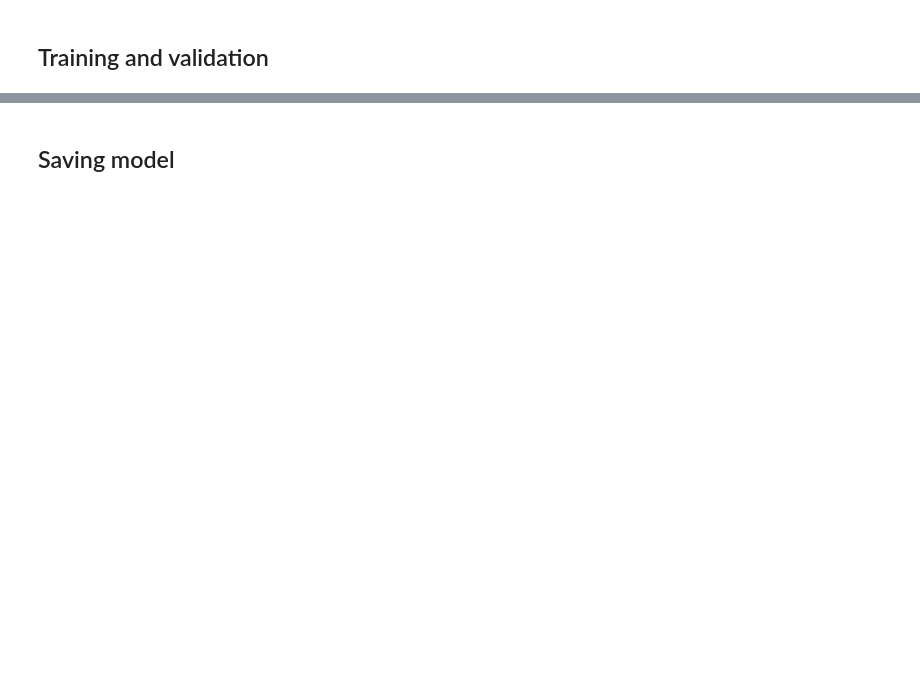
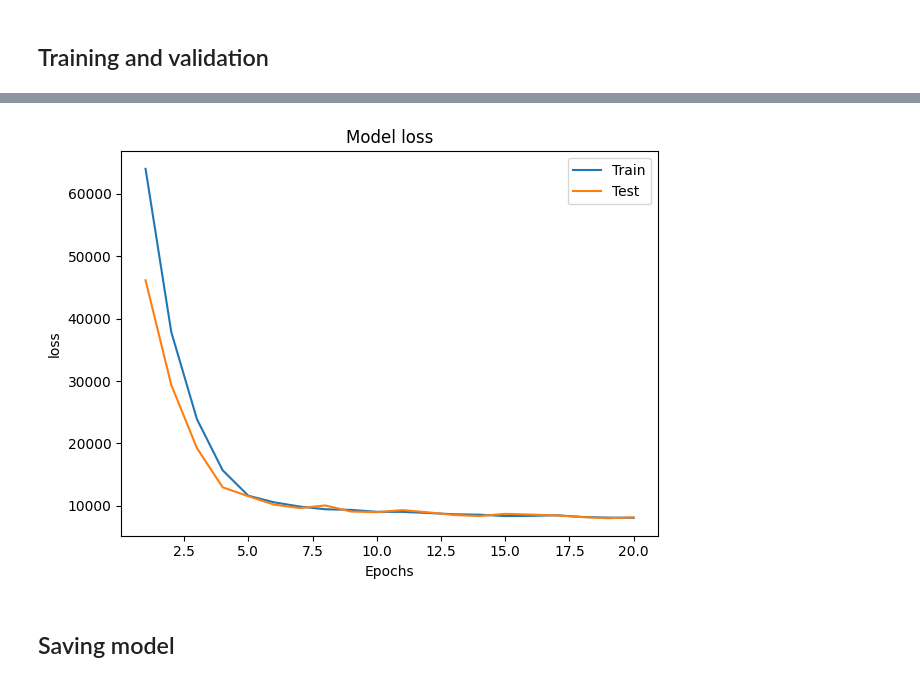
Before and after one commit to Mowibox/aruco-map-locator, a Jupyter notebook: cnn/cnn_model.ipynb, the cells around one changed output, grey strips where cells are left out. Drawn from its saved outputs; the diff is of its cells as text; code cells hidden in the pictures; blank space fills up the shorter version.

Commit message:
Implementing the CNN model

```diff
--- a/cnn/cnn_model.ipynb
+++ b/cnn/cnn_model.ipynb
@@ -19,0 +80,13 @@ from tensorflow.keras.layers import Input, Dense, Conv2D, MaxPool2D
+# %%
+model_cnn = Sequential()
+model_cnn.add(Input(X_train[0].shape))
+model_cnn.add(Conv2D(128, (3, 3), activation='relu'))
+model_cnn.add(MaxPool2D(2, 2))
+model_cnn.add(Conv2D(64, (3, 3), activation='relu'))
+model_cnn.add(MaxPool2D(2, 2))
+model_cnn.add(Conv2D(32, (3, 3), activation='relu'))
+model_cnn.add(Flatten())
+model_cnn.add(Dense(16, activation='relu'))
+model_cnn.add(Dense(8, activation='linear'))
+
+model_cnn.summary()
@@ -20,2 +117,10 @@ from tensorflow.keras.layers import Input, Dense, Conv2D, MaxPool2D
 # %% [markdown]
 ## Training and validation
+# %%
+model_cnn.compile(loss=MSE, optimizer=Adam(learning_rate=0.001), metrics=['mae'])
+# %%
+epochs = 20
+history = model_cnn.fit(X_train, y_train,
+                    epochs=epochs,
+                    validation_data=(X_test, y_test),
+                    verbose=1)
@@ -32,11 +155,15 @@ def displayLearningCurve(history, epochs: int, metric: str):
     plt.plot(epoch_range, history.history[metric])
     plt.plot(epoch_range, history.history[f'val_{metric}'])
     plt.title(f"Model {metric}")
-    plt.ylabel('Loss')
+    plt.ylabel(f'{metric}')
     plt.xlabel('Epochs')
     plt.legend(['Train', 'Test'], loc='upper right')
 
     plt.tight_layout()
     plt.show()
+# %%
+displayLearningCurve(history=history, epochs=epochs, metric='loss')
+# %% [output]
+[figure, added]
 # %% [markdown]
 ## Saving model
```
Also changed, not shown: parts of 7 cells of this notebook, 1 other file.
